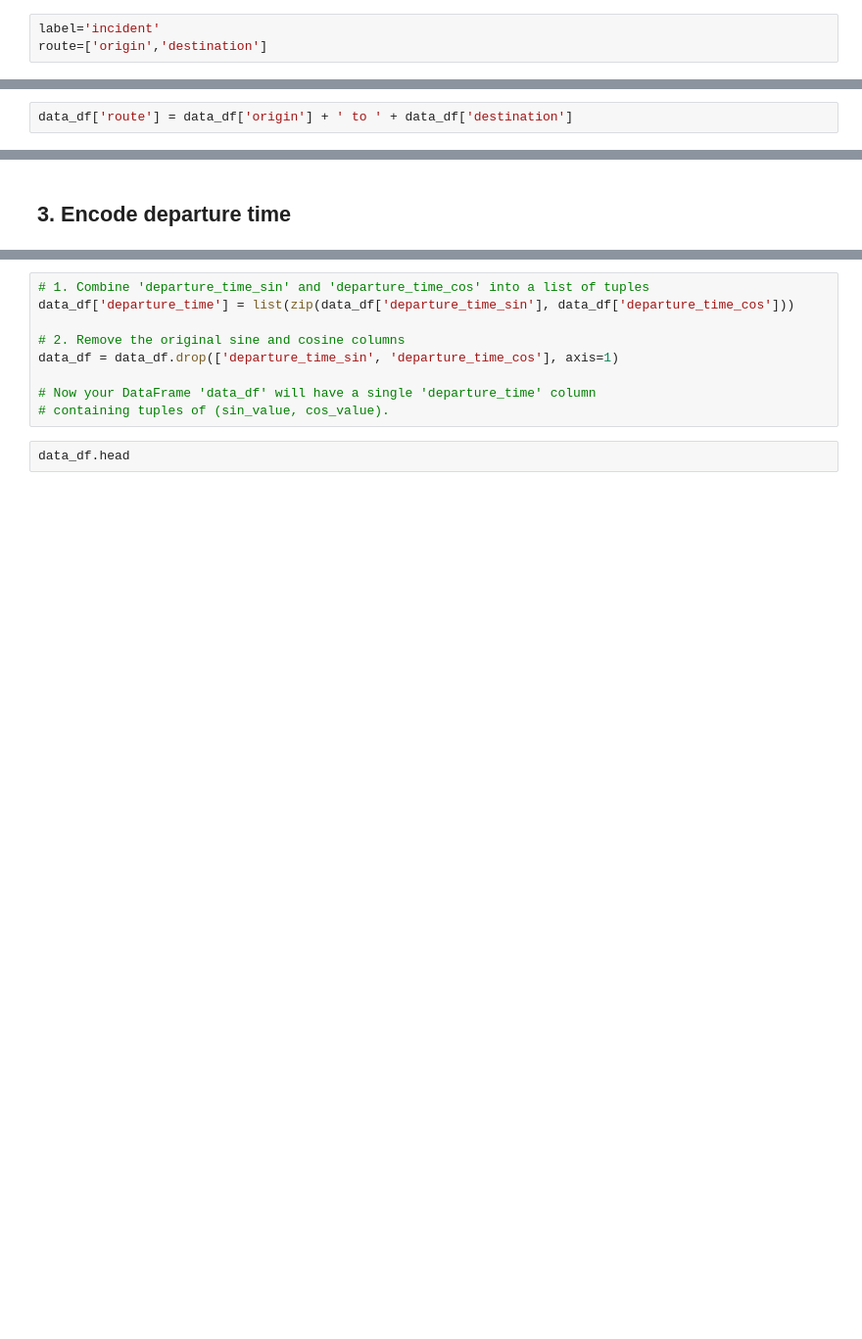
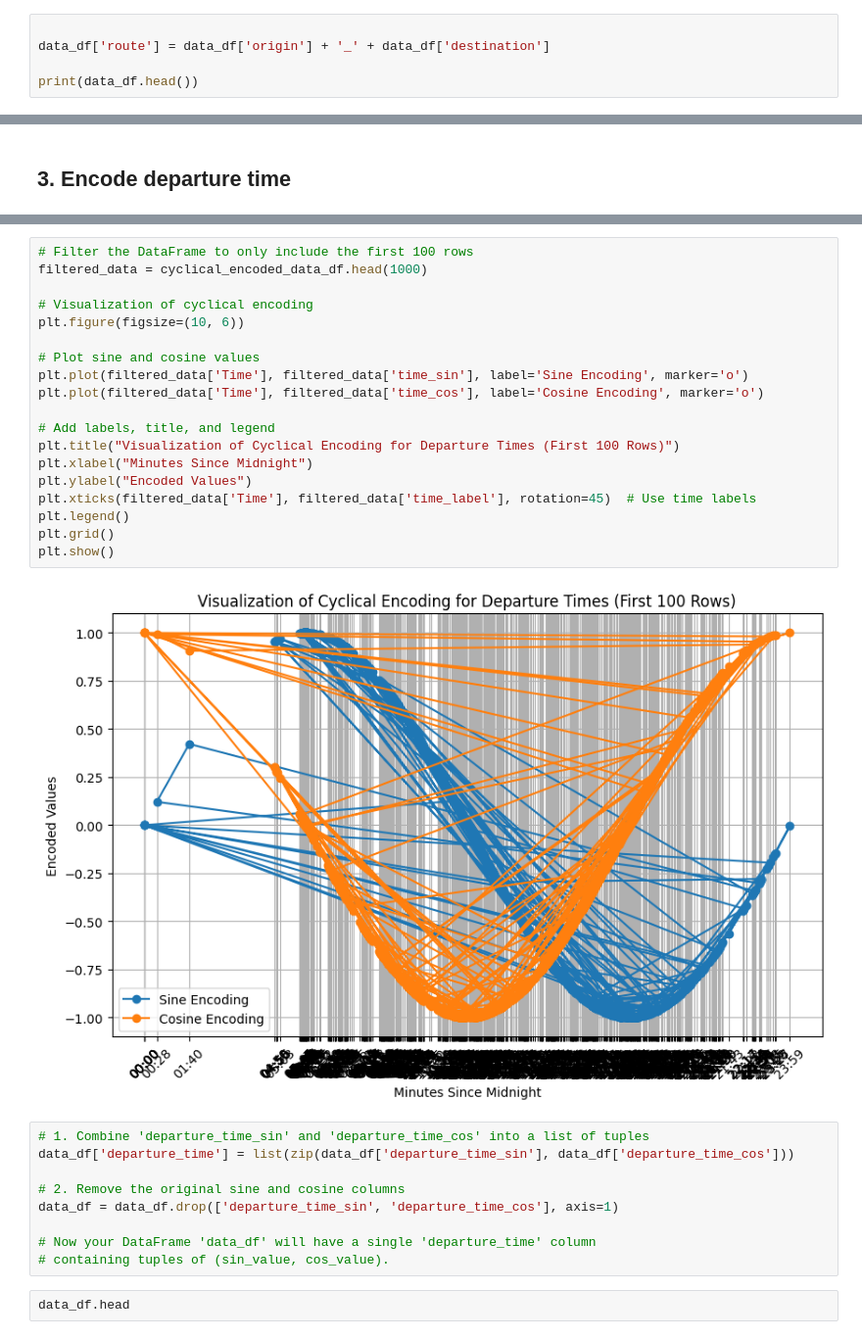
Before and after one commit to 4GeeksAcademy/maps-aviation_final_project, a Jupyter notebook: src/Madesh_02.ipynb, the cells around one changed output, grey strips where cells are left out. Shown: that part at 98% size. Saved outputs shown, nothing was run; the diff lists cells and outputs as text; blank space fills up the shorter version.

```diff
--- a/src/Madesh_02.ipynb
+++ b/src/Madesh_02.ipynb
@@ -125,3 +134,5 @@ plt.show()
 # %%
-label='incident'
-route=['origin','destination']
+
+data_df['route'] = data_df['origin'] + '_' + data_df['destination']
+
+print(data_df.head())
@@ -128,2 +145,0 @@ route=['origin','destination']
-# %%
-data_df['route'] = data_df['origin'] + ' to ' + data_df['destination']
@@ -438,3 +194,24 @@ print(data_df[['departure_time', 'departure_time_sin', 'departure_time_cos']].he
+# %%
+# Filter the DataFrame to only include the first 100 rows
+filtered_data = cyclical_encoded_data_df.head(1000)
+
+# Visualization of cyclical encoding
+plt.figure(figsize=(10, 6))
+
+# Plot sine and cosine values
+plt.plot(filtered_data['Time'], filtered_data['time_sin'], label='Sine Encoding', marker='o')
+plt.plot(filtered_data['Time'], filtered_data['time_cos'], label='Cosine Encoding', marker='o')
+
+# Add labels, title, and legend
+plt.title("Visualization of Cyclical Encoding for Departure Times (First 100 Rows)")
+plt.xlabel("Minutes Since Midnight")
+plt.ylabel("Encoded Values")
+plt.xticks(filtered_data['Time'], filtered_data['time_label'], rotation=45)  # Use time labels
+plt.legend()
+plt.grid()
+plt.show()
+# %% [output]
+[figure, added]
 # %%
 # 1. Combine 'departure_time_sin' and 'departure_time_cos' into a list of tuples
 data_df['departure_time'] = list(zip(data_df['departure_time_sin'], data_df['departure_time_cos']))
```
Also changed, not shown: parts of 11 cells of this notebook.
